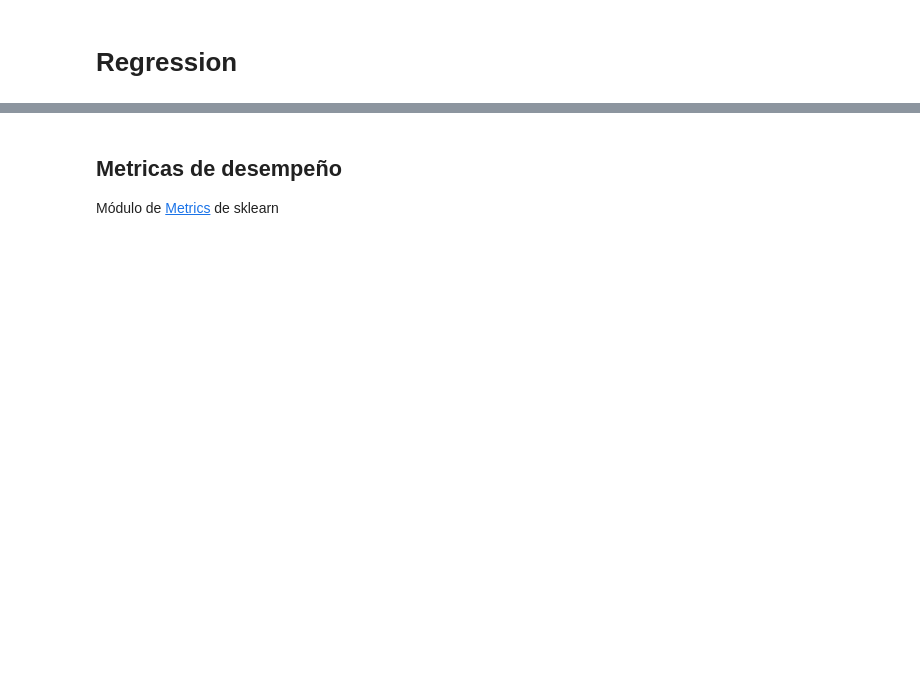
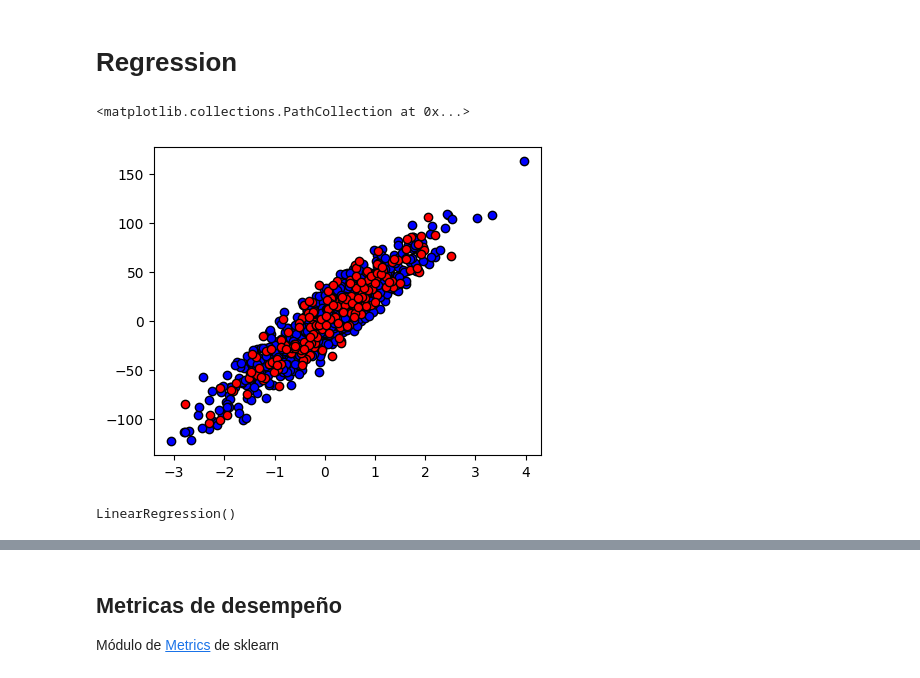
Before and after one commit to yustinbarnet/machine_learning, a Jupyter notebook: Sem_05/Supervised_Metrics.ipynb, the cells around one changed output, grey strips where cells are left out. Cells and saved outputs as stored; diff of their text form; code cells hidden in the pictures; blank space fills up the shorter version.

```diff
--- a/Sem_05/Supervised_Metrics.ipynb
+++ b/Sem_05/Supervised_Metrics.ipynb
@@ -157,15 +168,24 @@ from sklearn.linear_model import LinearRegression
 # Import validation
 from sklearn.model_selection import train_test_split
 # %%
-X, y = make_regression(n_samples = 1000, n_features = _ , noise = _ , random_state = 1)
+X, y = make_regression(n_samples = 1000, n_features = 1 , noise = 15 , random_state = 1)
 
 X_train, X_test, y_train, y_test = train_test_split(X, y, test_size = 0.2, random_state = 1)
 
 
-np.random.seed(0)
-y_test = y_test + np.random.normal(len(y_test)) * 0.1
+#np.random.seed(0)
+#y_test = y_test + np.random.normal(len(y_test)) * 0.1
 
 # Plot train / test data
-_
+_, ax= plt.subplots(figsize=(5,4))
+ax.scatter(X_train,y_train, c='b',edgecolors= 'k')
+ax.scatter(X_test,y_test, c='r',edgecolors ='k')
+# %% [output]
+<matplotlib.collections.PathCollection at 0x...>
+[figure, added]
 # %%
 # Train a linear regression
+linear_regression = LinearRegression()
+linear_regression.fit(X_train,y_train)
+# %% [output]
+LinearRegression()
```
Also changed, not shown: parts of 4 cells of this notebook.
